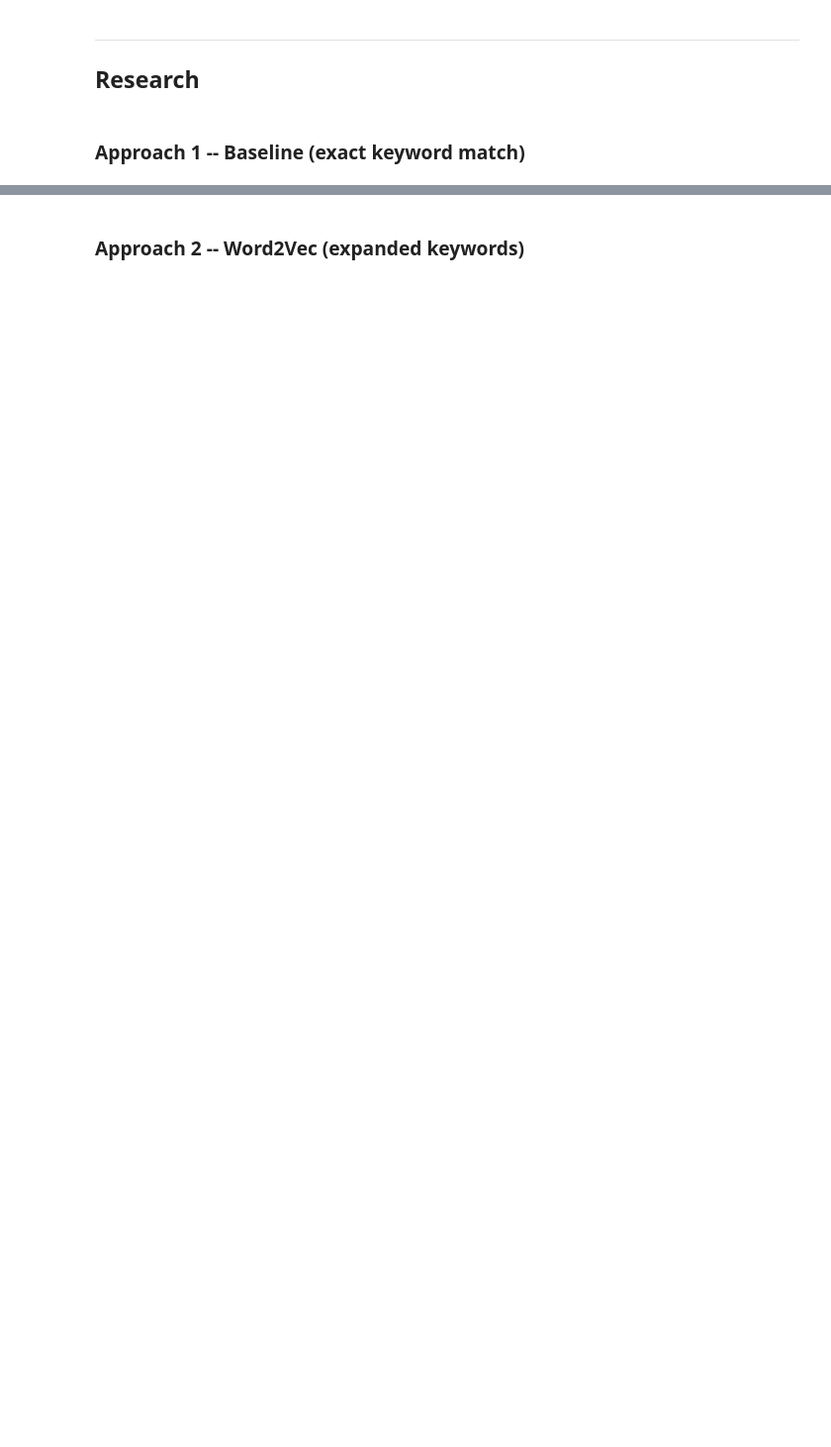
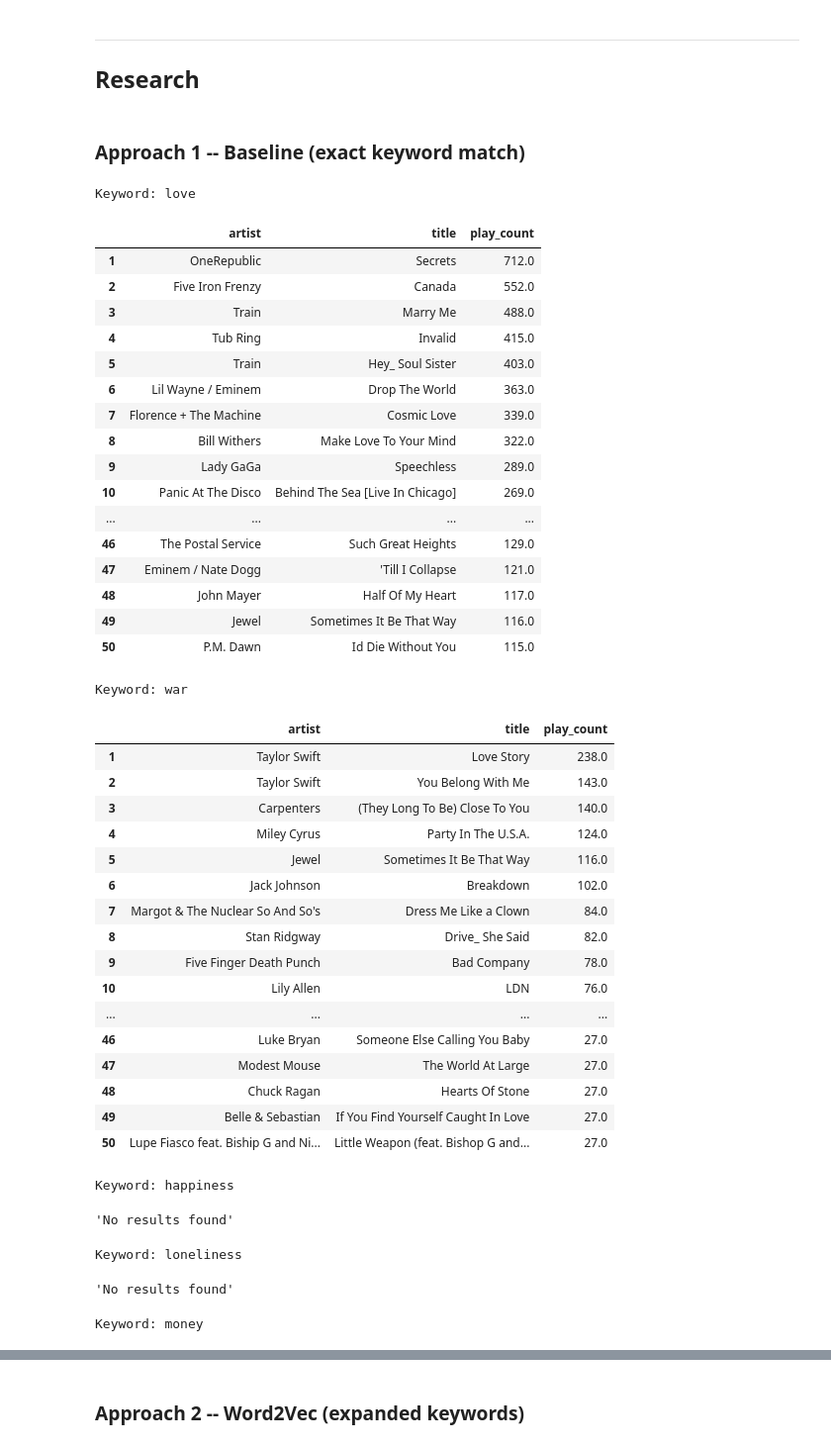
Before and after one commit to mylastresort/MySpotify, a Jupyter notebook: notebooks/03_collections.ipynb, the cells around one changed output, grey strips where cells are left out. Shown at 99% size. Saved outputs shown, nothing was run; the diff lists cells and outputs as text; code cells hidden in the pictures; blank space fills up the shorter version.

```diff
--- a/notebooks/03_collections.ipynb
+++ b/notebooks/03_collections.ipynb
@@ -39,0 +39,2 @@ rs = MySpotifyRecommender.from_files()
+# %%
+rs = MySpotifyRecommender.from_files(Path.cwd().parent / "data", download=True, triplets_sample_rows=100_000)
@@ -55,0 +56,50 @@ for kw in KEYWORDS:
+# %%
+baseline_results = collection_baseline(rs, KEYWORDS, n=1, top_n=50)
+for i in range(len(KEYWORDS)):
+    keyword = KEYWORDS[i]
+    result = baseline_results.get(keyword, "No results found")
+    print(f"Keyword: {keyword}")
+    display(result)
+    print("\n")
+# %% [output]
+Keyword: love
+|  | artist | title | play_count |
+| 1 | OneRepublic | Secrets | 712.0 |
+| 2 | Five Iron Frenzy | Canada | 552.0 |
+| 3 | Train | Marry Me | 488.0 |
+| 4 | Tub Ring | Invalid | 415.0 |
+| 5 | Train | Hey_ Soul Sister | 403.0 |
+| 6 | Lil Wayne / Eminem | Drop The World | 363.0 |
+| 7 | Florence + The Machine | Cosmic Love | 339.0 |
+| 8 | Bill Withers | Make Love To Your Mind | 322.0 |
+| 9 | Lady GaGa | Speechless | 289.0 |
+| 10 | Panic At The Disco | Behind The Sea [Live In Chicago] | 269.0 |
+| ... | ... | ... | ... |
+| 46 | The Postal Service | Such Great Heights | 129.0 |
+| 47 | Eminem / Nate Dogg | 'Till I Collapse | 121.0 |
+| 48 | John Mayer | Half Of My Heart | 117.0 |
+| 49 | Jewel | Sometimes It Be That Way | 116.0 |
+| 50 | P.M. Dawn | Id Die Without You | 115.0 |
+Keyword: war
+|  | artist | title | play_count |
+| 1 | Taylor Swift | Love Story | 238.0 |
+| 2 | Taylor Swift | You Belong With Me | 143.0 |
+| 3 | Carpenters | (They Long To Be) Close To You | 140.0 |
+| 4 | Miley Cyrus | Party In The U.S.A. | 124.0 |
+| 5 | Jewel | Sometimes It Be That Way | 116.0 |
+| 6 | Jack Johnson | Breakdown | 102.0 |
+| 7 | Margot & The Nuclear So And So's | Dress Me Like a Clown | 84.0 |
+| 8 | Stan Ridgway | Drive_ She Said | 82.0 |
+| 9 | Five Finger Death Punch | Bad Company | 78.0 |
+| 10 | Lily Allen | LDN | 76.0 |
+| ... | ... | ... | ... |
+| 46 | Luke Bryan | Someone Else Calling You Baby | 27.0 |
+| 47 | Modest Mouse | The World At Large | 27.0 |
+| 48 | Chuck Ragan | Hearts Of Stone | 27.0 |
+| 49 | Belle & Sebastian | If You Find Yourself Caught In Love | 27.0 |
+| 50 | Lupe Fiasco feat. Biship G and Ni... | Little Weapon (feat. Bishop G and... | 27.0 |
+Keyword: happiness
+'No results found'
+Keyword: loneliness
+'No results found'
+Keyword: money
```
Also changed, not shown: parts of 11 cells of this notebook, 31 other files.
